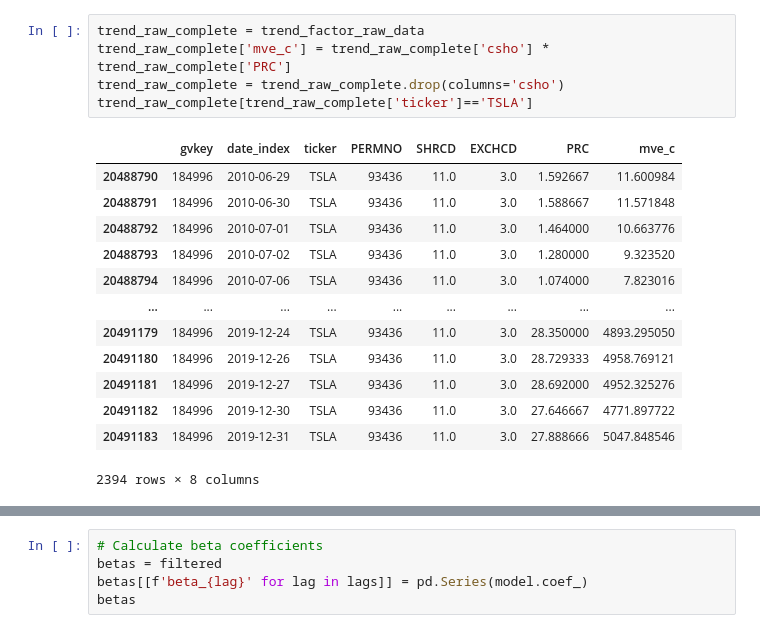
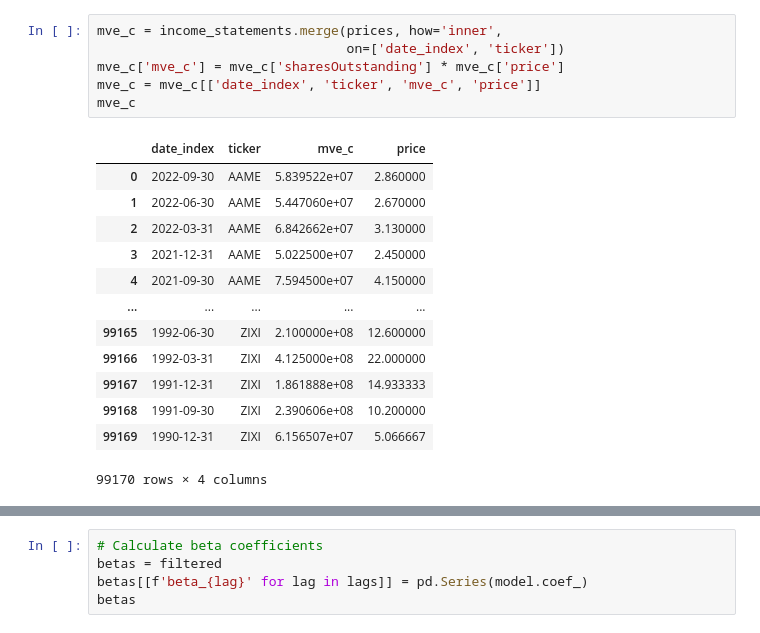
Before and after one commit to jakezur1/factorlib-polars, a Jupyter notebook: factors/momentum/trend_factor.ipynb, the cells around one changed output, grey strips where cells are left out. Drawn from its saved outputs; the diff is of its cells as text.

```diff
--- a/factors/momentum/trend_factor.ipynb
+++ b/factors/momentum/trend_factor.ipynb
@@ -54,19 +70,20 @@ trend_factor_raw_data = outstanding_shares[['gvkey', 'date_index', 'ticker', 'cs
-# %%
-trend_raw_complete = trend_factor_raw_data
-trend_raw_complete['mve_c'] = trend_raw_complete['csho'] * trend_raw_complete['PRC']
-trend_raw_complete = trend_raw_complete.drop(columns='csho')
-trend_raw_complete[trend_raw_complete['ticker']=='TSLA']
-# %% [output]
-|  | gvkey | date_index | ticker | PERMNO | SHRCD | EXCHCD | PRC | mve_c |
-| 20488790 | 184996 | 2010-06-29 | TSLA | 93436 | 11.0 | 3.0 | 1.592667 | 11.600984 |
-| 20488791 | 184996 | 2010-06-30 | TSLA | 93436 | 11.0 | 3.0 | 1.588667 | 11.571848 |
-| 20488792 | 184996 | 2010-07-01 | TSLA | 93436 | 11.0 | 3.0 | 1.464000 | 10.663776 |
-| 20488793 | 184996 | 2010-07-02 | TSLA | 93436 | 11.0 | 3.0 | 1.280000 | 9.323520 |
-| 20488794 | 184996 | 2010-07-06 | TSLA | 93436 | 11.0 | 3.0 | 1.074000 | 7.823016 |
-| ... | ... | ... | ... | ... | ... | ... | ... | ... |
-| 20491179 | 184996 | 2019-12-24 | TSLA | 93436 | 11.0 | 3.0 | 28.350000 | 4893.295050 |
-| 20491180 | 184996 | 2019-12-26 | TSLA | 93436 | 11.0 | 3.0 | 28.729333 | 4958.769121 |
-| 20491181 | 184996 | 2019-12-27 | TSLA | 93436 | 11.0 | 3.0 | 28.692000 | 4952.325276 |
-| 20491182 | 184996 | 2019-12-30 | TSLA | 93436 | 11.0 | 3.0 | 27.646667 | 4771.897722 |
-| 20491183 | 184996 | 2019-12-31 | TSLA | 93436 | 11.0 | 3.0 | 27.888666 | 5047.848546 |
-2394 rows × 8 columns
+# %%
+mve_c = income_statements.merge(prices, how='inner',
+                                on=['date_index', 'ticker'])
+mve_c['mve_c'] = mve_c['sharesOutstanding'] * mve_c['price']
+mve_c = mve_c[['date_index', 'ticker', 'mve_c', 'price']]
+mve_c
+# %% [output]
+|  | date_index | ticker | mve_c | price |
+| 0 | 2022-09-30 | AAME | 5.839522e+07 | 2.860000 |
+| 1 | 2022-06-30 | AAME | 5.447060e+07 | 2.670000 |
+| 2 | 2022-03-31 | AAME | 6.842662e+07 | 3.130000 |
+| 3 | 2021-12-31 | AAME | 5.022500e+07 | 2.450000 |
+| 4 | 2021-09-30 | AAME | 7.594500e+07 | 4.150000 |
+| ... | ... | ... | ... | ... |
+| 99165 | 1992-06-30 | ZIXI | 2.100000e+08 | 12.600000 |
+| 99166 | 1992-03-31 | ZIXI | 4.125000e+08 | 22.000000 |
+| 99167 | 1991-12-31 | ZIXI | 1.861888e+08 | 14.933333 |
+| 99168 | 1991-09-30 | ZIXI | 2.390606e+08 | 10.200000 |
+| 99169 | 1990-12-31 | ZIXI | 6.156507e+07 | 5.066667 |
+99170 rows × 4 columns
```
Also changed, not shown: parts of 11 cells of this notebook, 9 other files.
